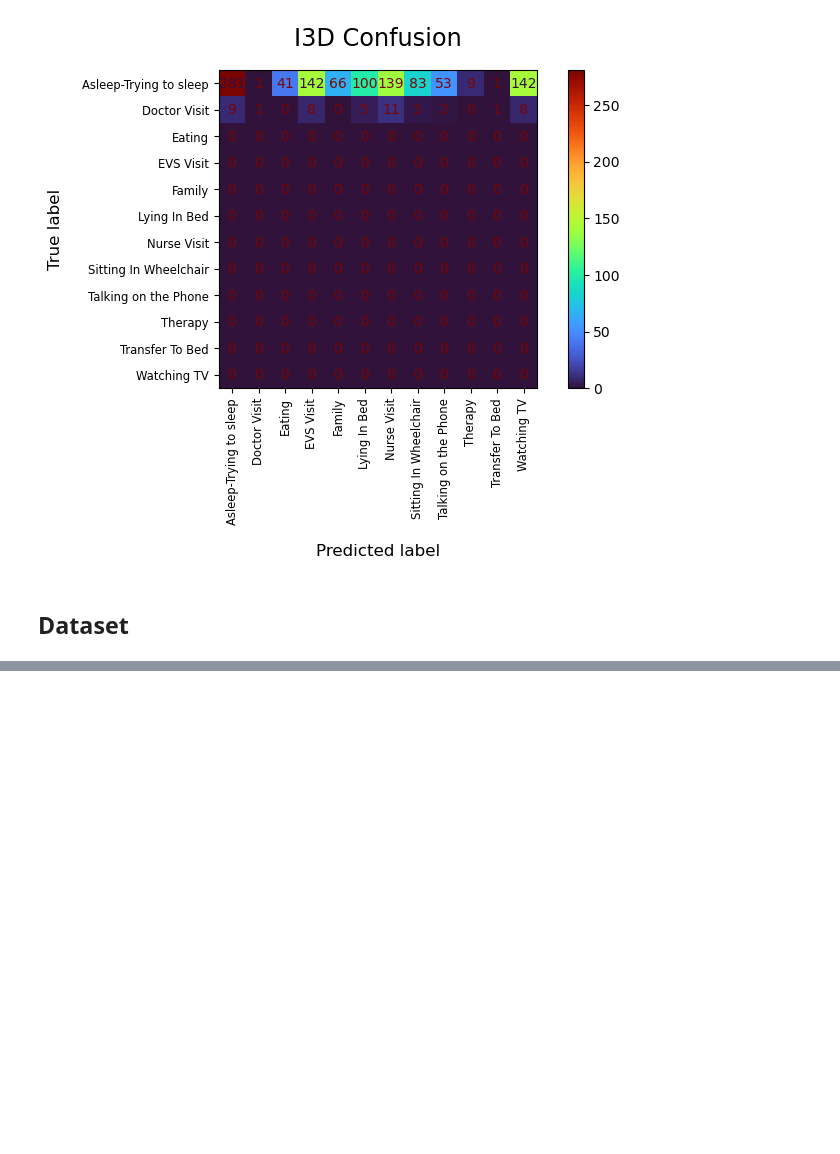
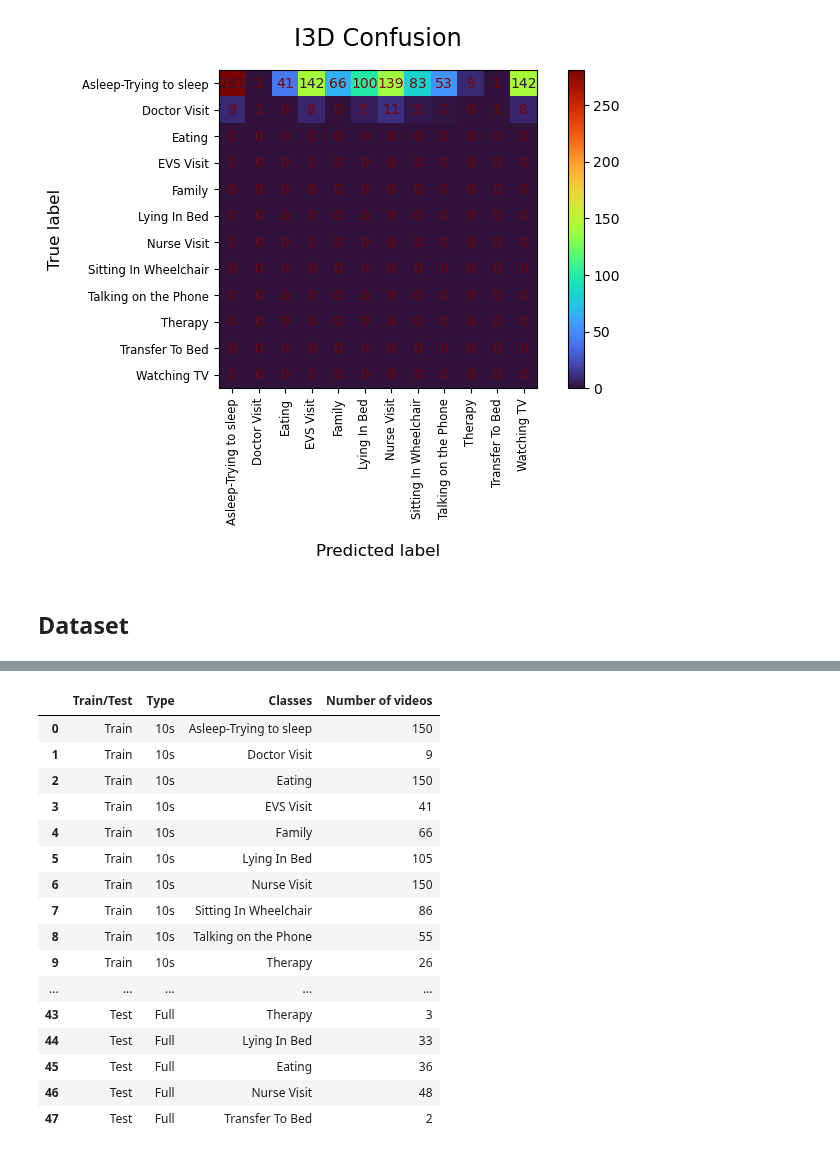
Before and after one commit to AI-For-Wearables-PAM/activity-recog, a Jupyter notebook: utilities/plot-performance.ipynb, the cells around one changed output, grey strips where cells are left out. Cells and saved outputs as stored; diff of their text form; code cells hidden in the pictures; blank space fills up the shorter version.

```diff
--- a/utilities/plot-performance.ipynb
+++ b/utilities/plot-performance.ipynb
@@ -330,3 +336,27 @@ dataset_info.head()
+# %%
+csv_full = pd.read_csv('./full_rows.csv')
+csv_10s = pd.read_csv('./10s-dataset-info.csv')
+combined_df = pd.concat([csv_10s, full_rows], ignore_index=True)
+
+combined_df
+# %% [output]
+|  | Train/Test | Type | Classes | Number of videos |
+| 0 | Train | 10s | Asleep-Trying to sleep | 150 |
+| 1 | Train | 10s | Doctor Visit | 9 |
+| 2 | Train | 10s | Eating | 150 |
+| 3 | Train | 10s | EVS Visit | 41 |
+| 4 | Train | 10s | Family | 66 |
+| 5 | Train | 10s | Lying In Bed | 105 |
+| 6 | Train | 10s | Nurse Visit | 150 |
+| 7 | Train | 10s | Sitting In Wheelchair | 86 |
+| 8 | Train | 10s | Talking on the Phone | 55 |
+| 9 | Train | 10s | Therapy | 26 |
+| ... | ... | ... | ... | ... |
+| 43 | Test | Full | Therapy | 3 |
+| 44 | Test | Full | Lying In Bed | 33 |
+| 45 | Test | Full | Eating | 36 |
+| 46 | Test | Full | Nurse Visit | 48 |
+| 47 | Test | Full | Transfer To Bed | 2 |
 # %%
 import pandas as pd
 import matplotlib.pyplot as plt
```
Also changed, not shown: parts of 3 cells of this notebook, 10 other files.
